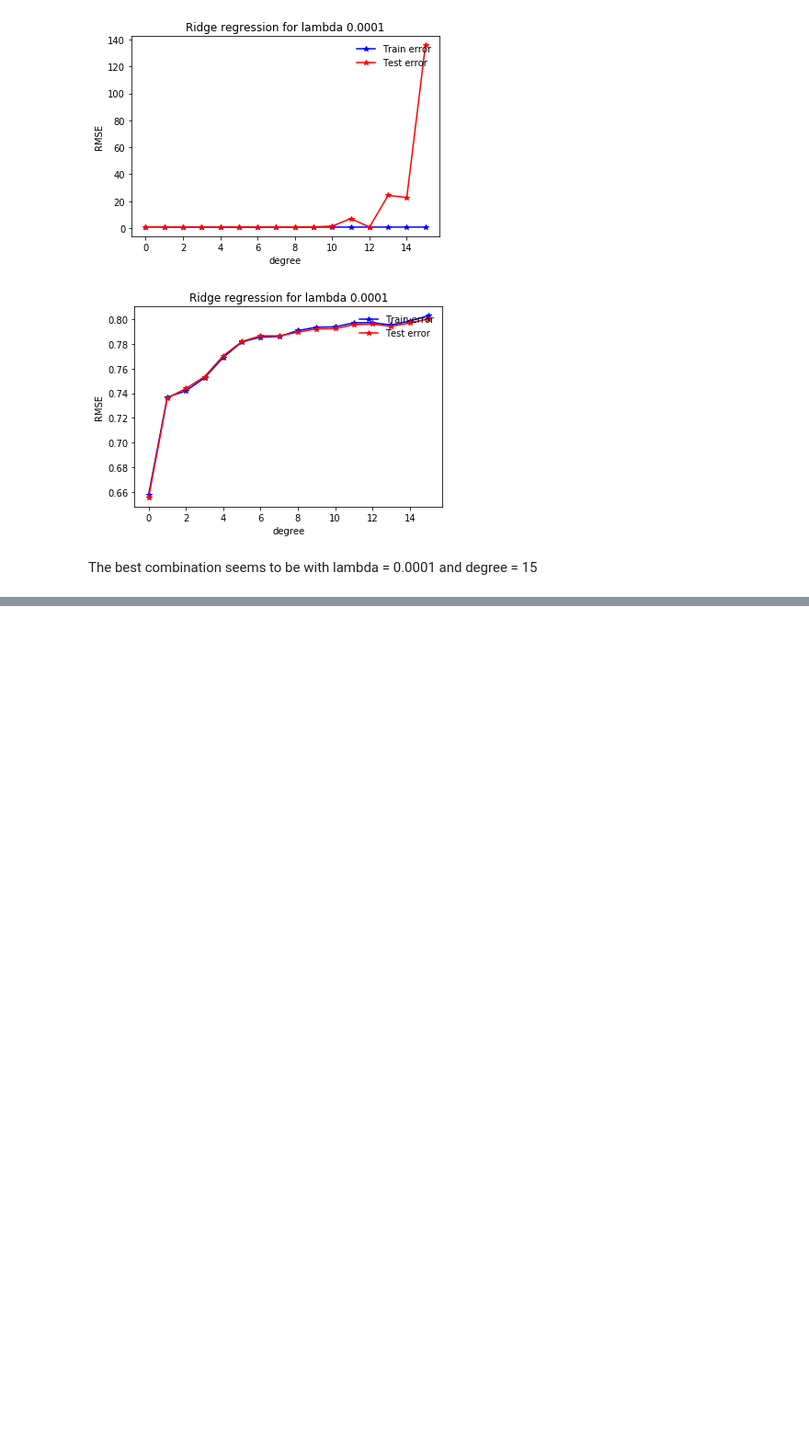
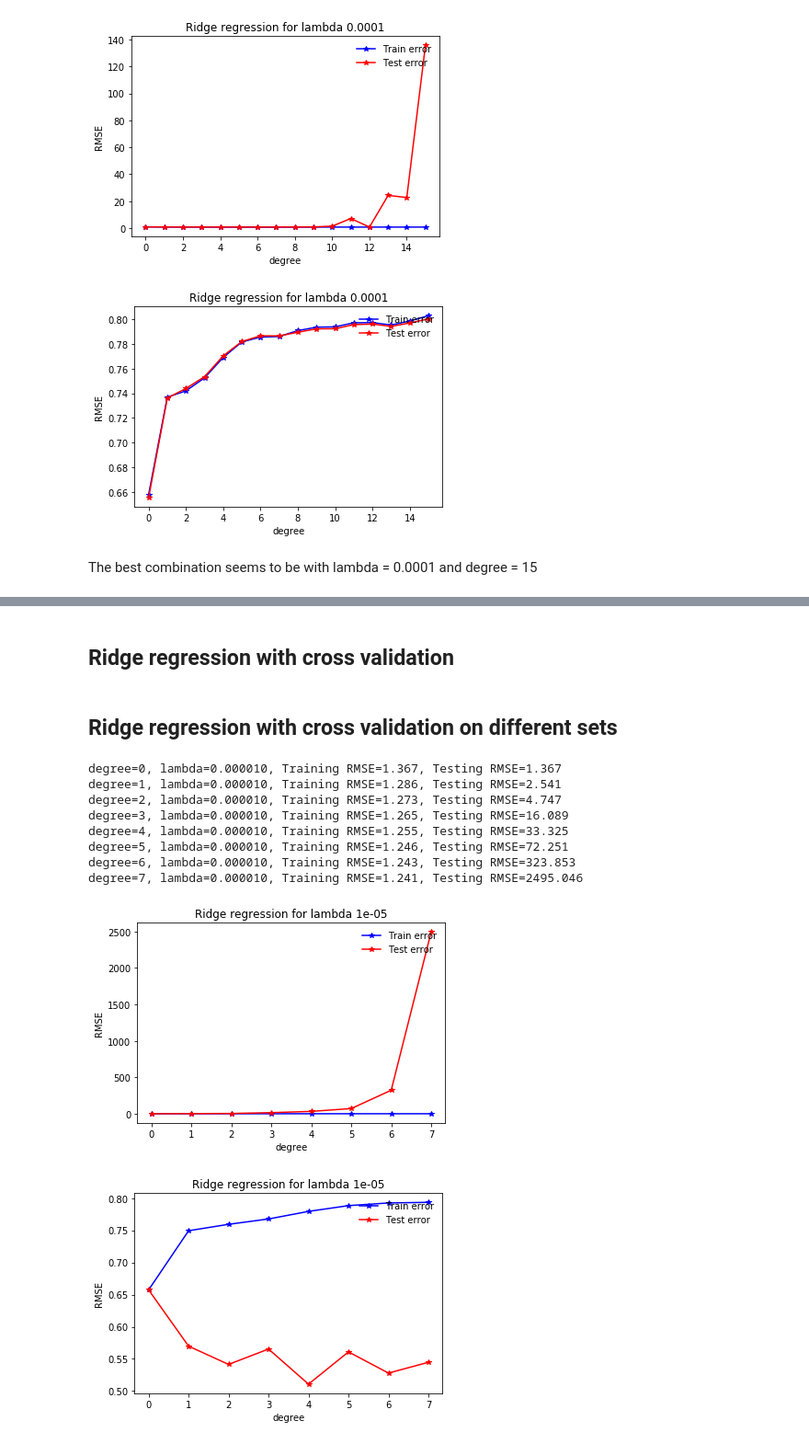
Before and after one commit to dedeswim/ml_project_1, a Jupyter notebook: notebooks/ridge_regression.ipynb, the cells around one changed output, grey strips where cells are left out. Shown at 92% size. Drawn from its saved outputs; the diff is of its cells as text; code cells hidden in the pictures; blank space fills up the shorter version.

```diff
--- a/notebooks/ridge_regression.ipynb
+++ b/notebooks/ridge_regression.ipynb
@@ -72,7 +74,7 @@ create_csv_submission(ids, y_pred, '../submissions/10-24.22-32.csv')
 # %% [markdown]
 ## Ridge regression with different sets
 # %%
-degree = 7
+degree = 2
 ratio = 0.8
 lambda_ = 0.0001
 
@@ -268,0 +273,40 @@ y_sub = predict_labels(w, tx_sub, mode='linear')
+# %% [markdown]
+## Ridge regression with cross validation
+# %%
+def ridge_regression_cross_degree_search(x, y, lambda_, degrees, k):
+
+    x = flatten_jet_features(x)
+    x, mean_x, std_x = standardize(x)
+
+    k_indices = build_k_indices(y, k, 1)
+
+    rmse_tr = []
+    rmse_te = []
+    acc_tr = []
+    acc_te = []
+    ws = []
+
+    for ind, degree in enumerate(degrees):
+
+        tr_loss, te_loss, tr_acc, te_acc = cross_validation(y, x, k_indices, k, lambda_, degree, ridge_regression)
+
+
+        rmse_tr.append(np.math.sqrt(2 * tr_loss))
+        rmse_te.append(np.math.sqrt(2 * te_loss))
+        acc_tr.append(tr_acc)
+        acc_te.append(te_acc)
+        # ws.append(w)
+
+        print("degree={d}, lambda={l:.6f}, Training RMSE={tr:.3f}, Testing RMSE={te:.3f}".format(
+                   d=degree, l=lambda_, tr=rmse_tr[ind], te=rmse_te[ind]))
+
+    plot_poly_degree(rmse_tr, rmse_te, degrees, lambda_)
+    plot_poly_degree(acc_tr, acc_te, degrees, lambda_)
+    return ws, rmse_tr, rmse_te
+# %%
+lambda_ = 1e-3
+degrees = range(15)
+k = 5
+ws, rmse_tr, rmse_te = ridge_regression_cross_degree_search(x_raw, y, lambda_, degrees, 5)
+# %% [markdown]
+## Ridge regression with cross validation on different sets
@@ -268,0 +360,17 @@ y_sub = predict_labels(w, tx_sub, mode='linear')
+# %%
+lambda_ = 1e-5
+degrees = range(8)
+k = 5
+
+ws, rmse_tr, rmse_te = ridge_regression_cross_degree_search_sets(x_raw, y, lambda_, degrees, 5)
+# %% [output]
+degree=0, lambda=0.000010, Training RMSE=1.367, Testing RMSE=1.367
+degree=1, lambda=0.000010, Training RMSE=1.286, Testing RMSE=2.541
+degree=2, lambda=0.000010, Training RMSE=1.273, Testing RMSE=4.747
+degree=3, lambda=0.000010, Training RMSE=1.265, Testing RMSE=16.089
+degree=4, lambda=0.000010, Training RMSE=1.255, Testing RMSE=33.325
+degree=5, lambda=0.000010, Training RMSE=1.246, Testing RMSE=72.251
+degree=6, lambda=0.000010, Training RMSE=1.243, Testing RMSE=323.853
+degree=7, lambda=0.000010, Training RMSE=1.241, Testing RMSE=2495.046
+[figure, added]
+[figure, added]
```
Also changed, not shown: parts of 15 cells of this notebook, 4 other files.
